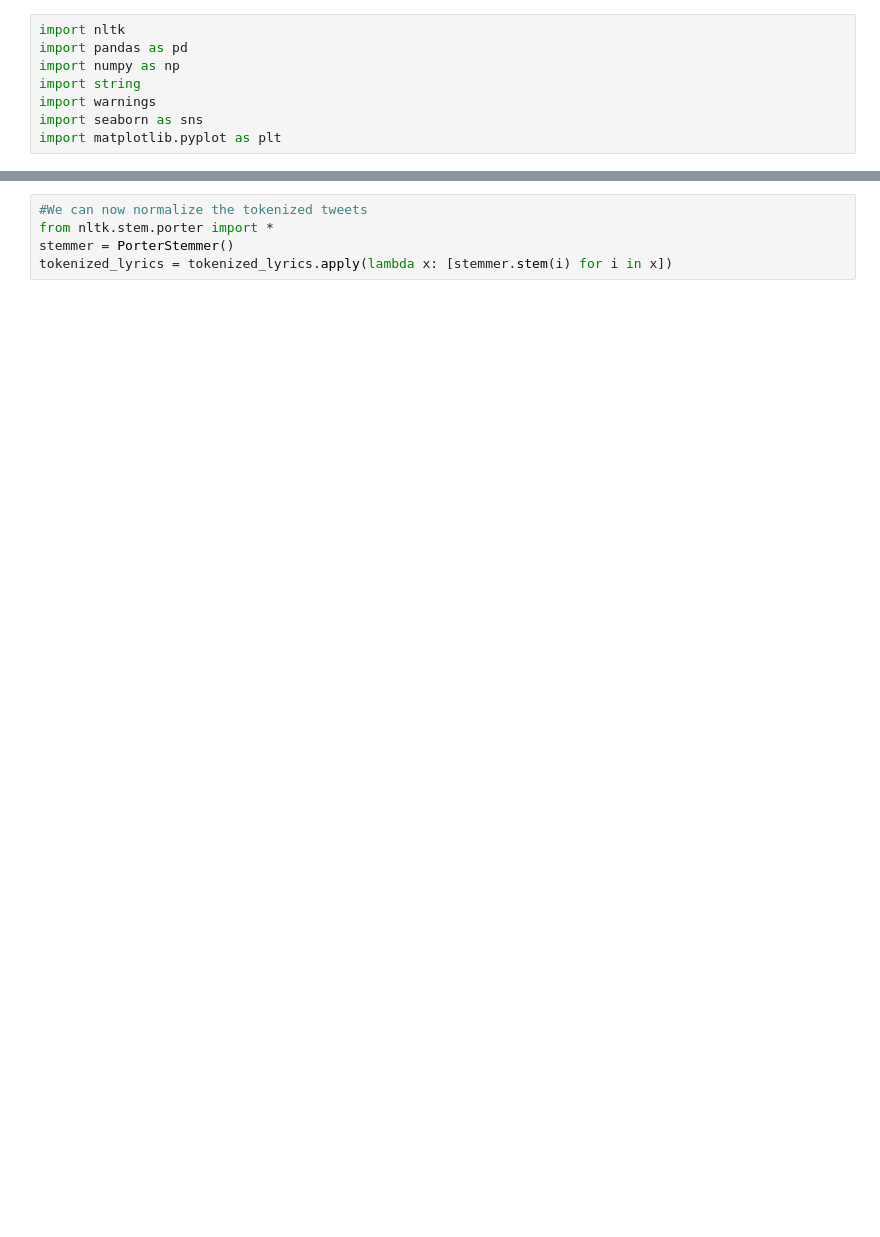
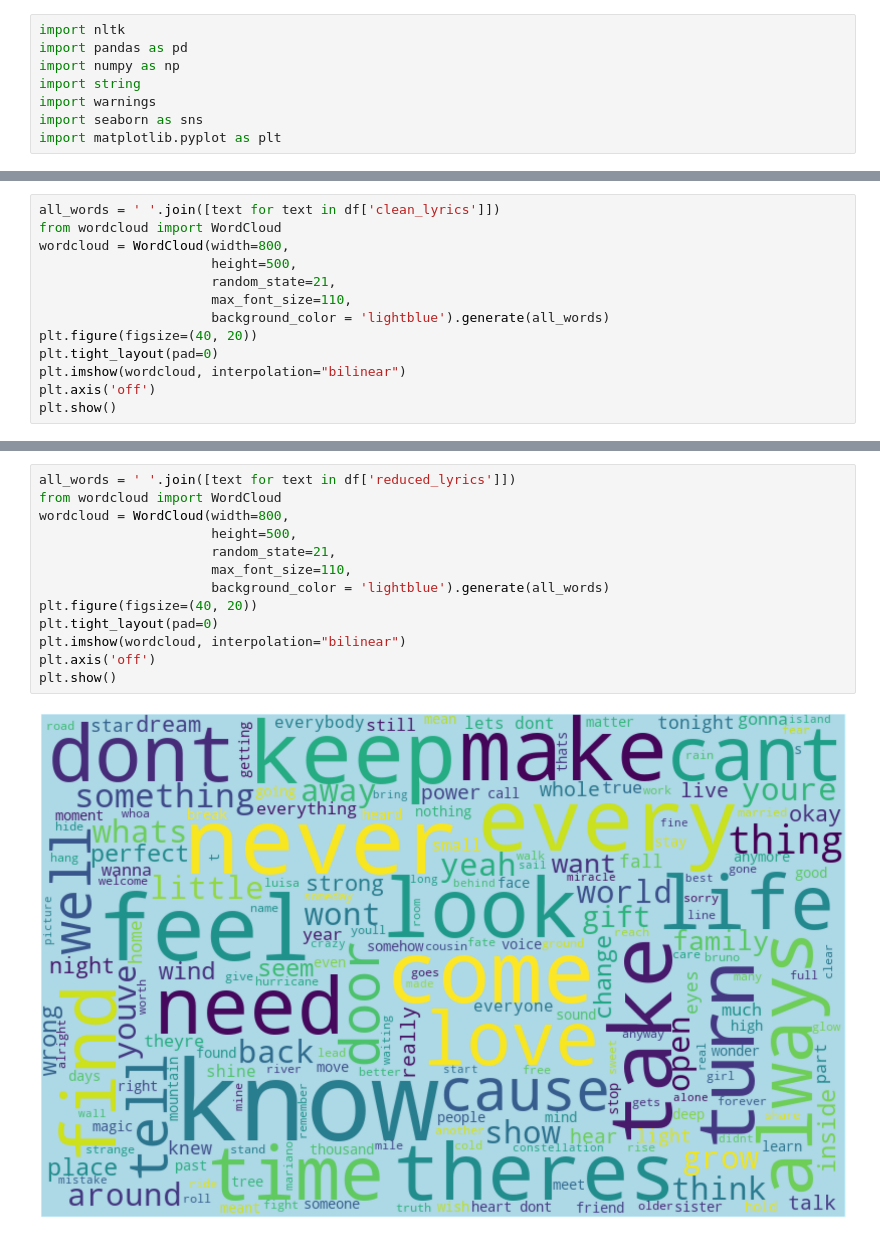
Before and after one commit to PTettey/Data-Analysis-Portfolio, a Jupyter notebook: Text Mining and Visualization/Disney Top 100 Songs/disneytext.ipynb, the cells around one changed output, grey strips where cells are left out. Saved outputs shown, nothing was run; the diff lists cells and outputs as text; blank space fills up the shorter version.

```diff
--- a/Text Mining and Visualization/Disney Top 100 Songs/disneytext.ipynb
+++ b/Text Mining and Visualization/Disney Top 100 Songs/disneytext.ipynb
@@ -60,0 +101,13 @@ We use the __nltk__ PorterStemmer() function to normalize the lyrics. We however
+# %%
+all_words = ' '.join([text for text in df['clean_lyrics']])
+from wordcloud import WordCloud
+wordcloud = WordCloud(width=800,
+                      height=500,
+                      random_state=21,
+                      max_font_size=110,
+                      background_color = 'lightblue').generate(all_words)
+plt.figure(figsize=(40, 20))
+plt.tight_layout(pad=0)
+plt.imshow(wordcloud, interpolation="bilinear")
+plt.axis('off')
+plt.show()
@@ -72,5 +161,15 @@ Name: tidy_lyrics, dtype: object
-# %%
-#We can now normalize the tokenized tweets
-from nltk.stem.porter import *
-stemmer = PorterStemmer()
-tokenized_lyrics = tokenized_lyrics.apply(lambda x: [stemmer.stem(i) for i in x])
+# %%
+all_words = ' '.join([text for text in df['reduced_lyrics']])
+from wordcloud import WordCloud
+wordcloud = WordCloud(width=800,
+                      height=500,
+                      random_state=21,
+                      max_font_size=110,
+                      background_color = 'lightblue').generate(all_words)
+plt.figure(figsize=(40, 20))
+plt.tight_layout(pad=0)
+plt.imshow(wordcloud, interpolation="bilinear")
+plt.axis('off')
+plt.show()
+# %% [output]
+[figure, added]
```
Also changed, not shown: parts of 31 cells of this notebook.
